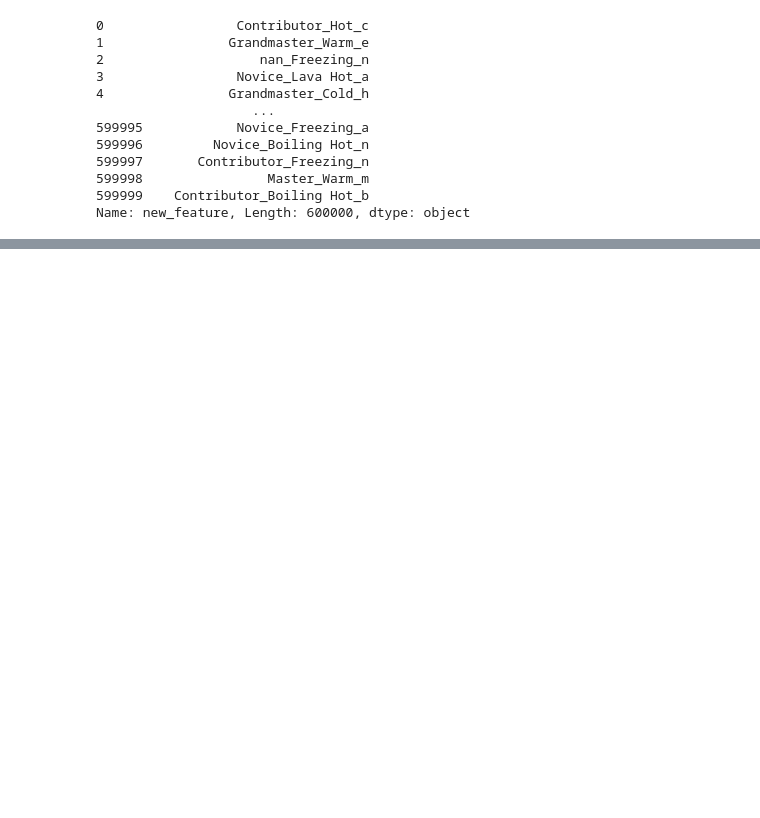
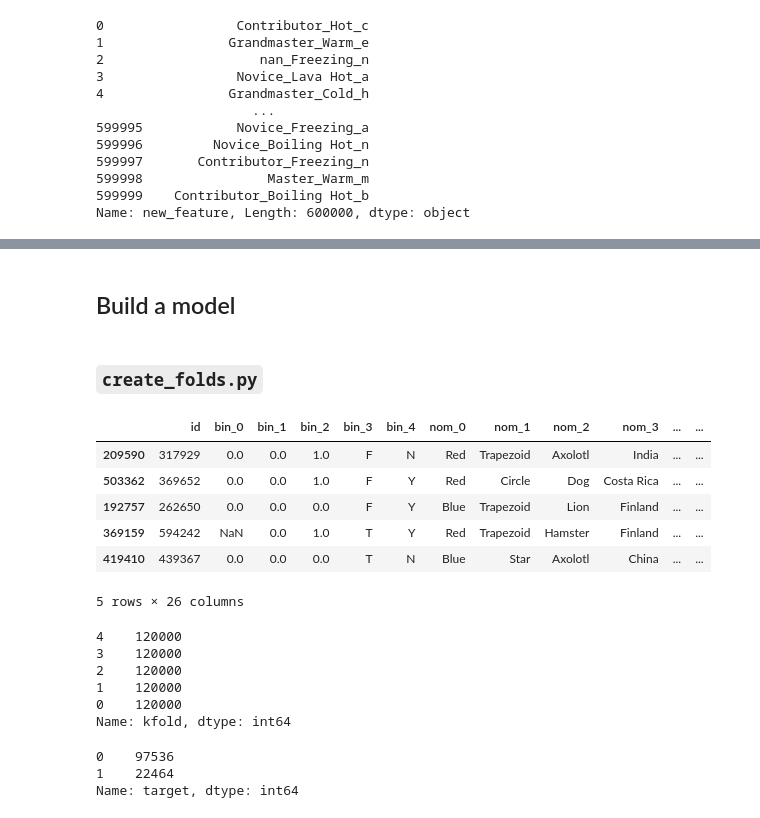
Before and after one commit to Praveer7/Approaching-any-ML-problem---Code, a Jupyter notebook: Approaching Categorical Variables.ipynb, the cells around one changed output, grey strips where cells are left out. Cells and saved outputs as stored; diff of their text form; code cells hidden in the pictures; blank space fills up the shorter version.

```diff
--- a/Approaching Categorical Variables.ipynb
+++ b/Approaching Categorical Variables.ipynb
@@ -371,0 +430,6 @@ Name: new_feature, Length: 600000, dtype: object
+# %%
+# Load the data
+df = pd.read_csv("cat_train.csv")
+
+# View the value counts of ord_2 column
+df.ord_2.value_counts()
@@ -371,0 +541,8 @@ Name: new_feature, Length: 600000, dtype: object
+# %%
+df.ord_4 = df.ord_4.fillna("NONE")
+
+df.loc[
+    df["ord_4"].value_counts()[df["ord_4"]].values < 2000, "ord_4"
+] = "RARE"
+
+df.ord_4.value_counts()
@@ -371,0 +567,63 @@ Name: new_feature, Length: 600000, dtype: object
+# %% [markdown]
+## Build a model
+# %% [markdown]
+### `create_folds.py`
+# %%
+# create_folds.py
+import pandas as pd
+from sklearn import model_selection
+
+if __name__ == "__main__":
+
+    # read training data
+    df = pd.read_csv("cat_train.csv")
+
+    # we create a new column called kfold and fill it with -1
+    df["kfold"] = -1
+
+    # the next step is to randomize the rows of the data
+    df = df.sample(frac=1).reset_index(drop=True)
+
+    # fetch labels
+    y = df.target.values
+
+    # initiate the kfold class from model_selection module
+    kf = model_selection.StratifiedKFold(n_splits=5)
+
+    # fill the new kfold column
+    for f,(t_, v_) in enumerate(kf.split(X=df, y=y)):
+        df.loc[v_, 'kfold'] = f
+
+    # save the new csv with kfold column
+    df.to_csv("cat_train_folds.csv", index=False)
+# %%
+df.sample(5)
+# %% [output]
+|  | id | bin_0 | bin_1 | bin_2 | bin_3 | bin_4 | nom_0 | nom_1 | nom_2 | nom_3 | ... | ... |
+| 209590 | 317929 | 0.0 | 0.0 | 1.0 | F | N | Red | Trapezoid | Axolotl | India | ... | ... |
+| 503362 | 369652 | 0.0 | 0.0 | 1.0 | F | Y | Red | Circle | Dog | Costa Rica | ... | ... |
+| 192757 | 262650 | 0.0 | 0.0 | 0.0 | F | Y | Blue | Trapezoid | Lion | Finland | ... | ... |
+| 369159 | 594242 | NaN | 0.0 | 1.0 | T | Y | Red | Trapezoid | Hamster | Finland | ... | ... |
+| 419410 | 439367 | 0.0 | 0.0 | 0.0 | T | N | Blue | Star | Axolotl | China | ... | ... |
+5 rows × 26 columns
+# %%
+# Check our new folds csv to see the number of samples per fold
+import pandas as pd
+
+df = pd.read_csv("cat_train_folds.csv")
+
+df.kfold.value_counts()
+# %% [output]
+4    120000
+3    120000
+2    120000
+1    120000
+0    120000
+Name: kfold, dtype: int64
+# %%
+# Check target distribution per fold
+df[df.kfold==0].target.value_counts()
+# %% [output]
+0    97536
+1    22464
+Name: target, dtype: int64
```
Also changed, not shown: parts of 31 cells of this notebook.
